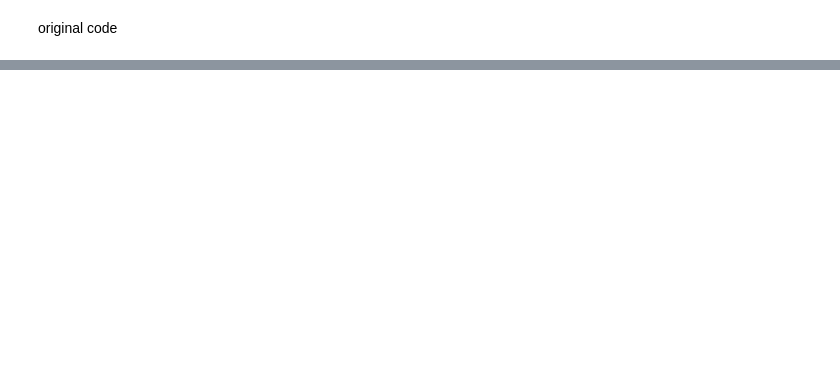
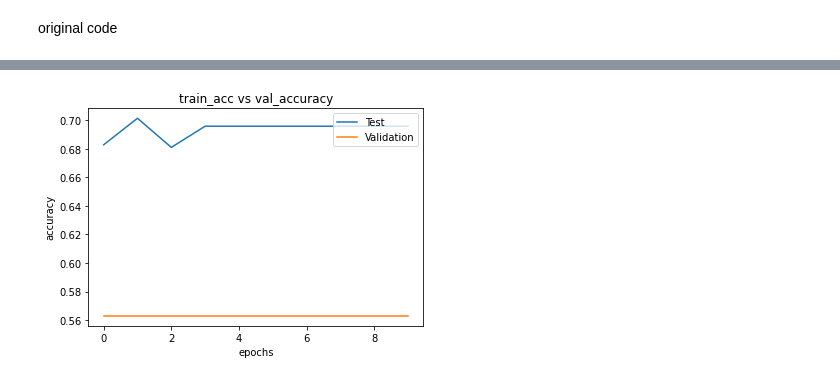
Before and after one commit to seishu86/CSI_6_CSP_2122_3605631, a Jupyter notebook: Keras_CNN.ipynb, the cells around one changed output, grey strips where cells are left out. Cells and saved outputs as stored; diff of their text form; code cells hidden in the pictures; blank space fills up the shorter version.

```diff
--- a/Keras_CNN.ipynb
+++ b/Keras_CNN.ipynb
@@ -334,0 +345,10 @@ lossTest = CNNmodel.evaluate(xTestValue, yTestValue)
+# %%
+plt.plot(history.history['accuracy'])
+plt.plot(history.history['val_accuracy'])
+plt.title('train_acc vs val_accuracy')
+plt.ylabel('accuracy')
+plt.xlabel('epochs')
+plt.legend(['Test', 'Validation'], loc='upper right')
+plt.show()
+# %% [output]
+[figure, added]
```
Also changed, not shown: parts of 6 cells of this notebook.
